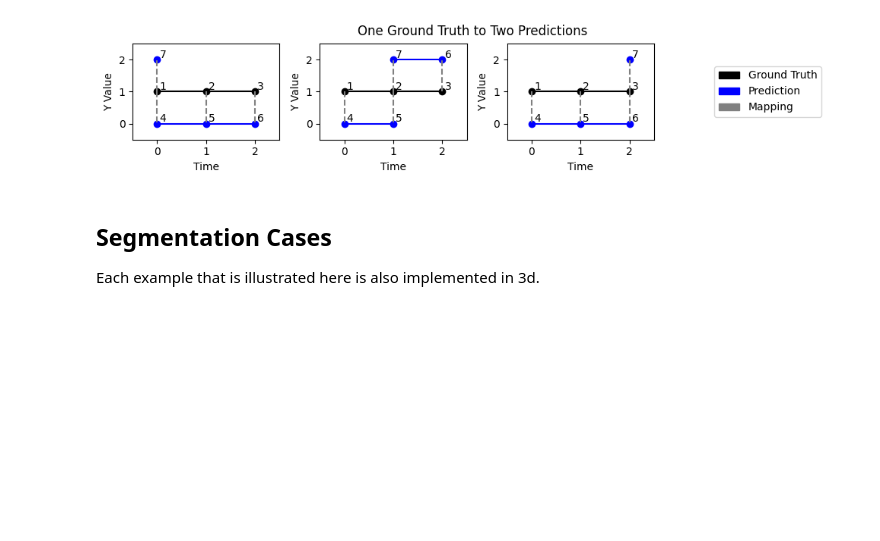
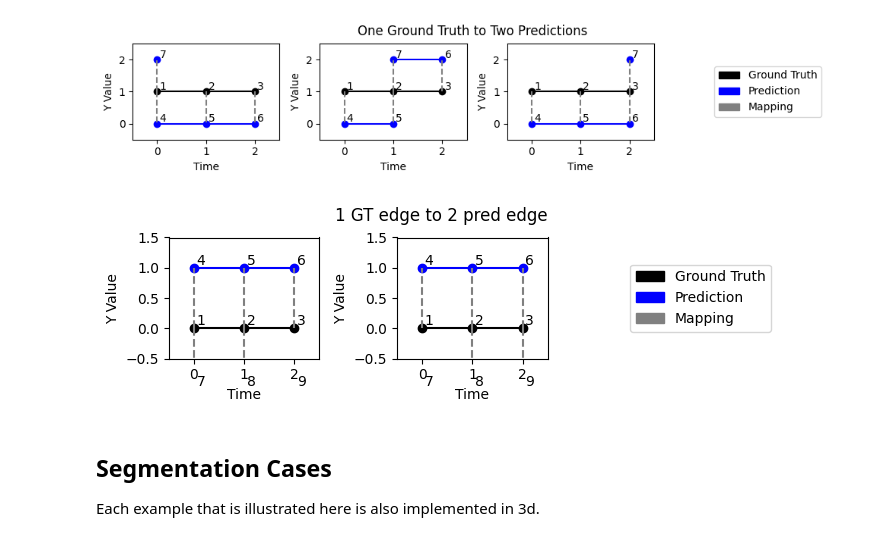
Before and after one commit to Janelia-Trackathon-2023/traccuracy, a Jupyter notebook: examples/test-cases.ipynb, the cells around one changed output. Saved outputs shown, nothing was run; the diff lists cells and outputs as text; code cells hidden in the pictures; blank space fills up the shorter version.

```diff
--- a/examples/test-cases.ipynb
+++ b/examples/test-cases.ipynb
@@ -114,5 +131,12 @@ plot_matched([ex_graphs.one_to_two(t) for t in [0, 1, 2]], "One Ground Truth to
 # %% [output]
 [figure]
+# %%
+plot_matched(
+    [ex_graphs.edge_one_to_two(t) for t in [0, 1]],
+    "1 GT edge to 2 pred edge"
+)
+# %% [output]
+[figure, added]
 # %% [markdown]
 ## Segmentation Cases
 
```
Also changed, not shown: parts of 4 cells of this notebook, 1 other file.
